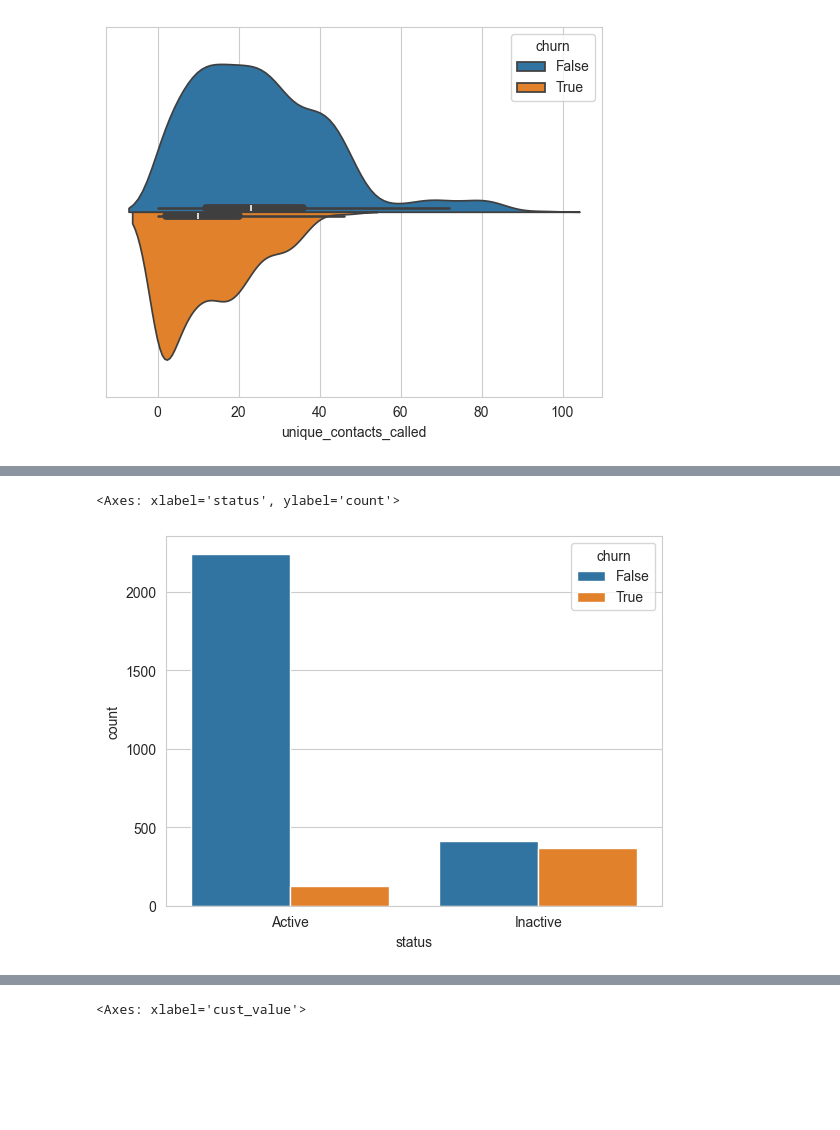
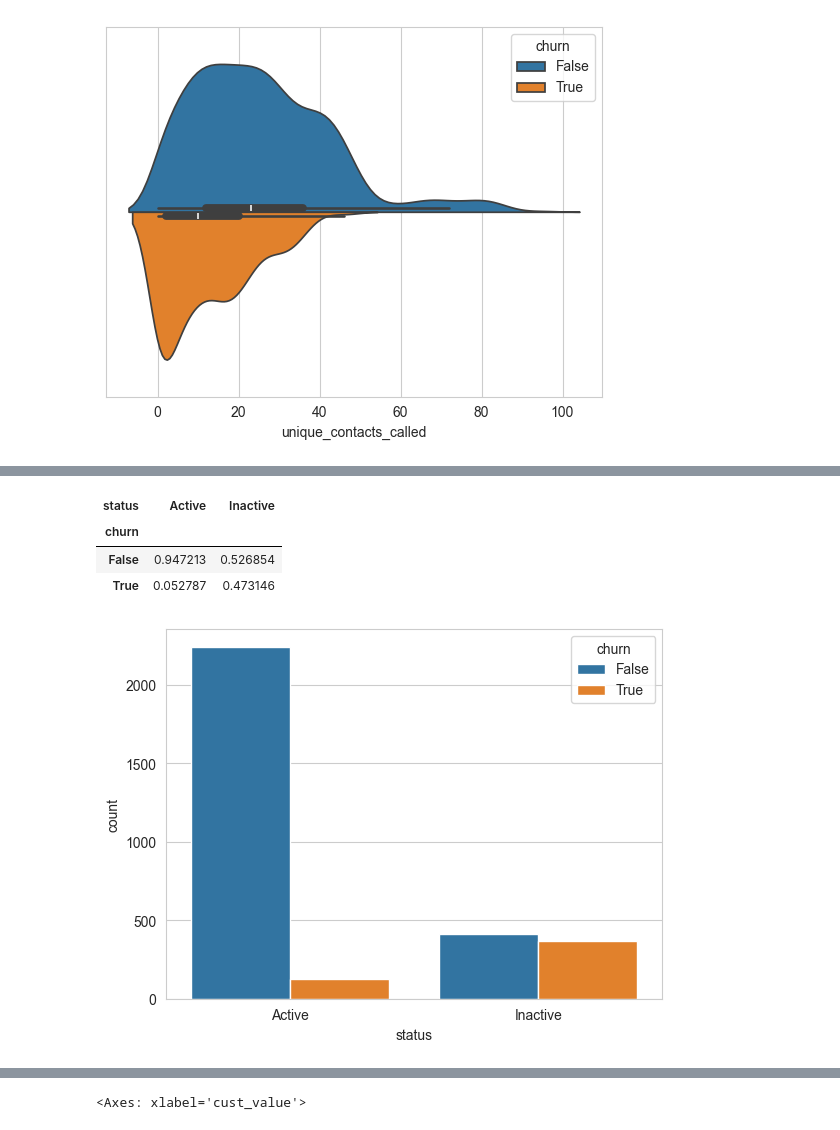
Before and after one commit to mlcuadra1/Churn-Risk-EDA, a Jupyter notebook: notebooks/Script 2 - EDA.ipynb, the cells around one changed output, grey strips where cells are left out. Saved outputs shown, nothing was run; the diff lists cells and outputs as text; code cells hidden in the pictures; blank space fills up the shorter version.

```diff
--- a/notebooks/Script 2 - EDA.ipynb
+++ b/notebooks/Script 2 - EDA.ipynb
@@ -288,5 +308,12 @@ sns.countplot(data=df, x='tariff_plan', hue='churn')
 # %%
 sns.countplot(data=df, x='status', hue='churn')
+
+status_vs_churn_tab = pd.crosstab(df['churn'], df['status'])
+status_vs_churn_tab = status_vs_churn_tab / status_vs_churn_tab.sum()
+status_vs_churn_tab
 # %% [output]
-<Axes: xlabel='status', ylabel='count'>
+| status | Active | Inactive |
+| churn |  |  |
+| False | 0.947213 | 0.526854 |
+| True | 0.052787 | 0.473146 |
 [figure]
```
Also changed, not shown: parts of 5 cells of this notebook.
